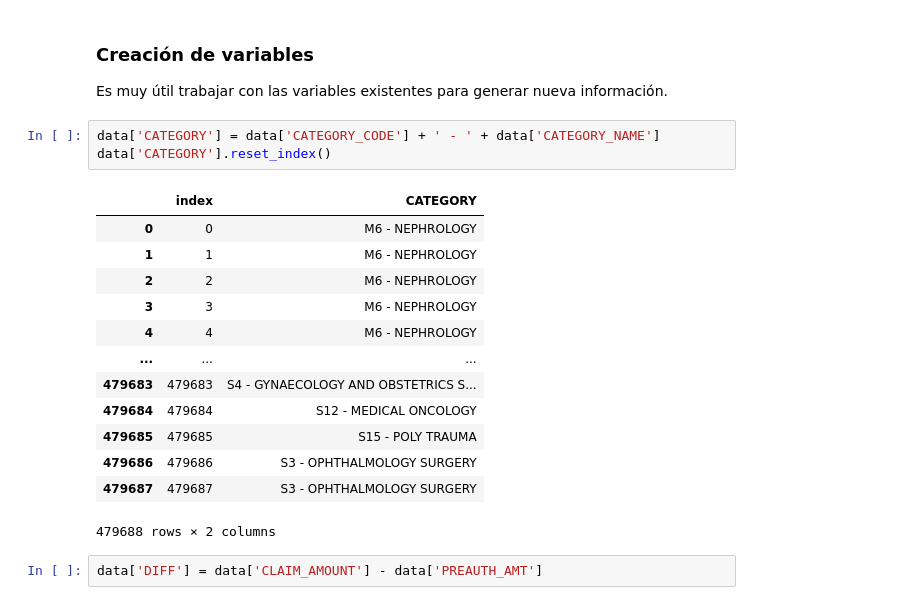
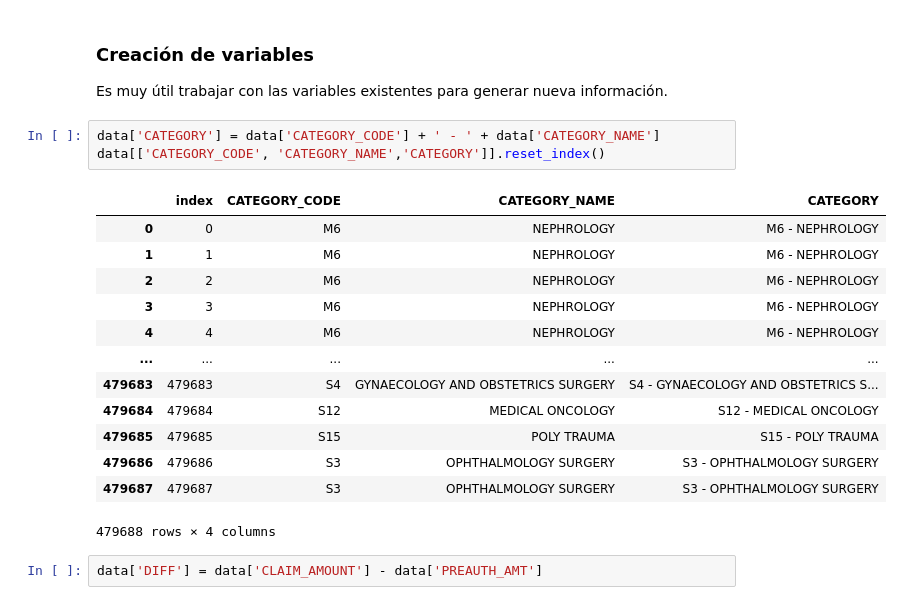
Before and after one commit to matog/iSalud-IntroCienciaDeDatos, a Jupyter notebook: Clase2-India.ipynb, the cells around one changed output. Saved outputs shown, nothing was run; the diff lists cells and outputs as text.

```diff
--- a/Clase2-India.ipynb
+++ b/Clase2-India.ipynb
@@ -130,21 +130,21 @@ data.shape
 Es muy útil trabajar con las variables existentes para generar nueva información.
 # %%
 data['CATEGORY'] = data['CATEGORY_CODE'] + ' - ' + data['CATEGORY_NAME']
-data['CATEGORY'].reset_index()
+data[['CATEGORY_CODE', 'CATEGORY_NAME','CATEGORY']].reset_index()
 # %% [output]
-|  | index | CATEGORY |
-| 0 | 0 | M6 - NEPHROLOGY |
-| 1 | 1 | M6 - NEPHROLOGY |
-| 2 | 2 | M6 - NEPHROLOGY |
-| 3 | 3 | M6 - NEPHROLOGY |
-| 4 | 4 | M6 - NEPHROLOGY |
-| ... | ... | ... |
-| 479683 | 479683 | S4 - GYNAECOLOGY AND OBSTETRICS S... |
-| 479684 | 479684 | S12 - MEDICAL ONCOLOGY |
-| 479685 | 479685 | S15 - POLY TRAUMA |
-| 479686 | 479686 | S3 - OPHTHALMOLOGY SURGERY |
-| 479687 | 479687 | S3 - OPHTHALMOLOGY SURGERY |
+|  | index | CATEGORY_CODE | CATEGORY_NAME | CATEGORY |
+| 0 | 0 | M6 | NEPHROLOGY | M6 - NEPHROLOGY |
+| 1 | 1 | M6 | NEPHROLOGY | M6 - NEPHROLOGY |
+| 2 | 2 | M6 | NEPHROLOGY | M6 - NEPHROLOGY |
+| 3 | 3 | M6 | NEPHROLOGY | M6 - NEPHROLOGY |
+| 4 | 4 | M6 | NEPHROLOGY | M6 - NEPHROLOGY |
+| ... | ... | ... | ... | ... |
+| 479683 | 479683 | S4 | GYNAECOLOGY AND OBSTETRICS SURGERY | S4 - GYNAECOLOGY AND OBSTETRICS S... |
+| 479684 | 479684 | S12 | MEDICAL ONCOLOGY | S12 - MEDICAL ONCOLOGY |
+| 479685 | 479685 | S15 | POLY TRAUMA | S15 - POLY TRAUMA |
+| 479686 | 479686 | S3 | OPHTHALMOLOGY SURGERY | S3 - OPHTHALMOLOGY SURGERY |
+| 479687 | 479687 | S3 | OPHTHALMOLOGY SURGERY | S3 - OPHTHALMOLOGY SURGERY |
-479688 rows × 2 columns
+479688 rows × 4 columns
 # %%
 data['DIFF'] = data['CLAIM_AMOUNT'] - data['PREAUTH_AMT']
 # %%
```
Also changed, not shown: parts of 66 cells of this notebook.
